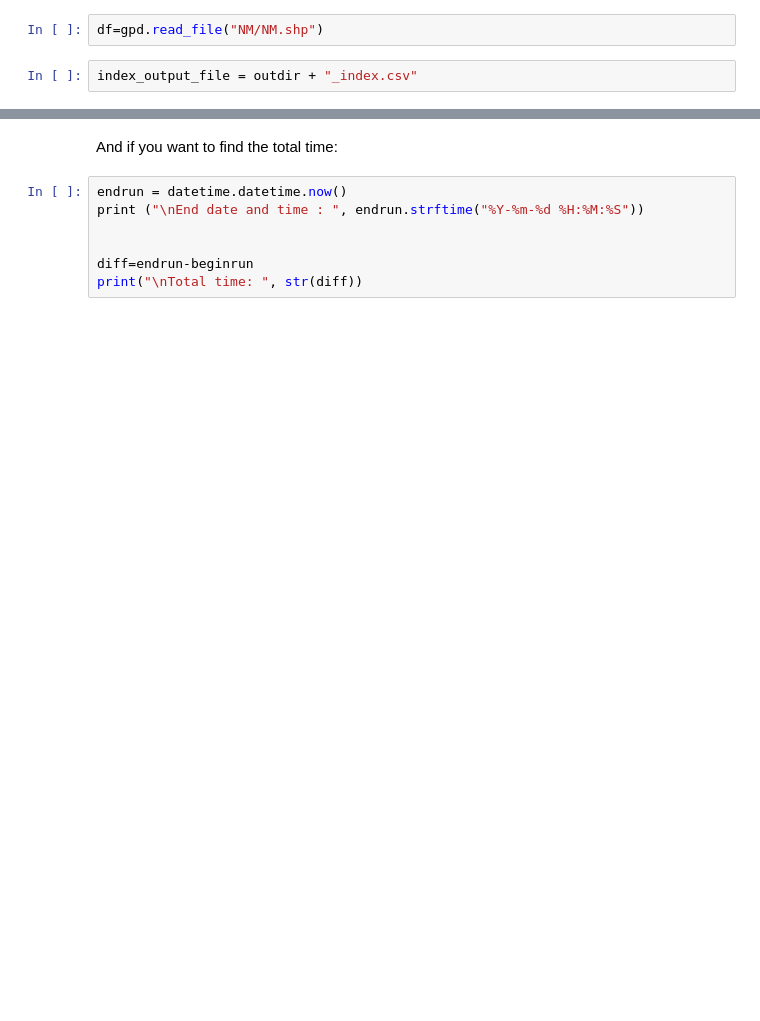
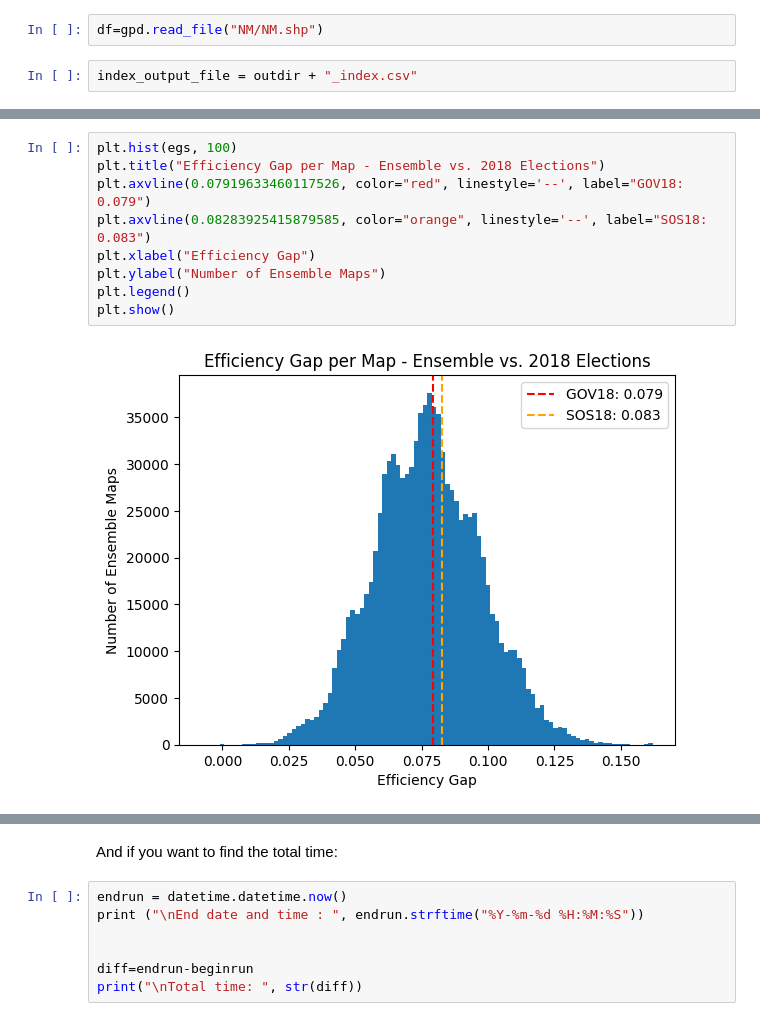
Before and after one commit to PaulMares/NMHouse, a Jupyter notebook: NM_recom SOS18.ipynb, the cells around one changed output, grey strips where cells are left out. Cells and saved outputs as stored; diff of their text form; blank space fills up the shorter version.

```diff
--- a/NM_recom SOS18.ipynb
+++ b/NM_recom SOS18.ipynb
@@ -193,0 +274,11 @@ with open(index_output_file, mode='w') as index_file:
+# %%
+plt.hist(egs, 100)
+plt.title("Efficiency Gap per Map - Ensemble vs. 2018 Elections")
+plt.axvline(0.07919633460117526, color="red", linestyle='--', label="GOV18: 0.079")
+plt.axvline(0.08283925415879585, color="orange", linestyle='--', label="SOS18: 0.083")
+plt.xlabel("Efficiency Gap")
+plt.ylabel("Number of Ensemble Maps")
+plt.legend()
+plt.show()
+# %% [output]
+[figure, added]
```
Also changed, not shown: parts of 19 cells of this notebook, 2 other files.
